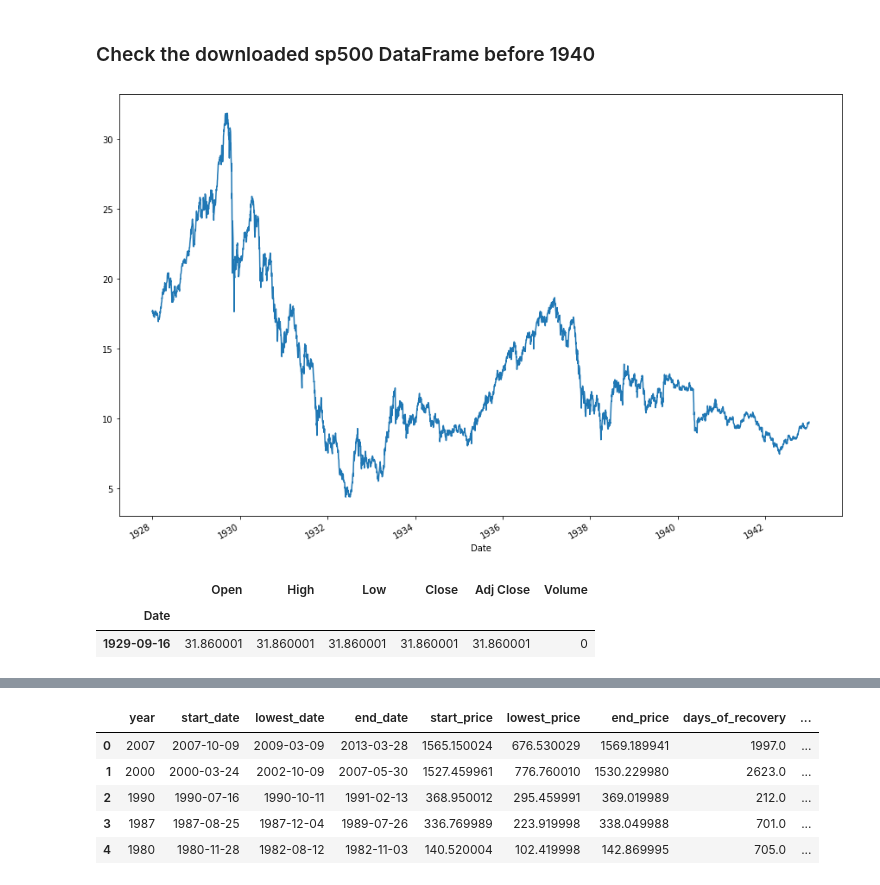
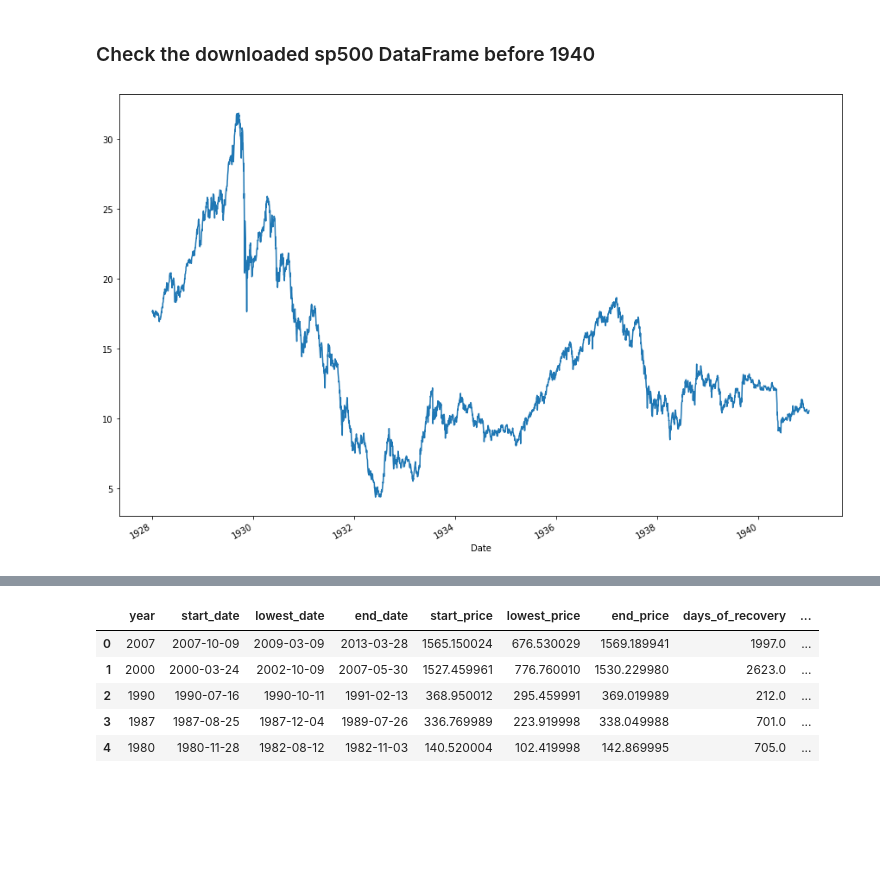
Before and after one commit to robertbozsik/impacts-of-covid19, a Jupyter notebook: recessions_without_new_lows.ipynb, the cells around one changed output, grey strips where cells are left out. Cells and saved outputs as stored; diff of their text form; code cells hidden in the pictures; blank space fills up the shorter version.

```diff
--- a/recessions_without_new_lows.ipynb
+++ b/recessions_without_new_lows.ipynb
@@ -403,8 +407,8 @@ all_recessions_df.sort_values(by=['start_date'])
 # %% [markdown]
 ### Check the downloaded sp500 DataFrame before 1940
 # %%
-sp500_1927_42_plot = sp500['1927':'1942']['Adj Close'].plot(figsize=(15,10))
-sp500_1927_42_plot;
+sp500_1927_40_plot = sp500['1927':'1940']['Adj Close'].plot(figsize=(15,10))
+sp500_1927_40_plot;
 # %% [output]
-[figure, old version]
+[figure, new version]
 # %%
@@ -414,6 +417,0 @@ sp500_1927_42_max = sp500_1927_42['Adj Close'].max()
-# %%
-sp500_1927_42[sp500_1927_42['Adj Close'] == sp500_1927_42_max]
-# %% [output]
-|  | Open | High | Low | Close | Adj Close | Volume |
-| Date |  |  |  |  |  |  |
-| 1929-09-16 | 31.860001 | 31.860001 | 31.860001 | 31.860001 | 31.860001 | 0 |
```
Also changed, not shown: parts of 23 cells of this notebook.
